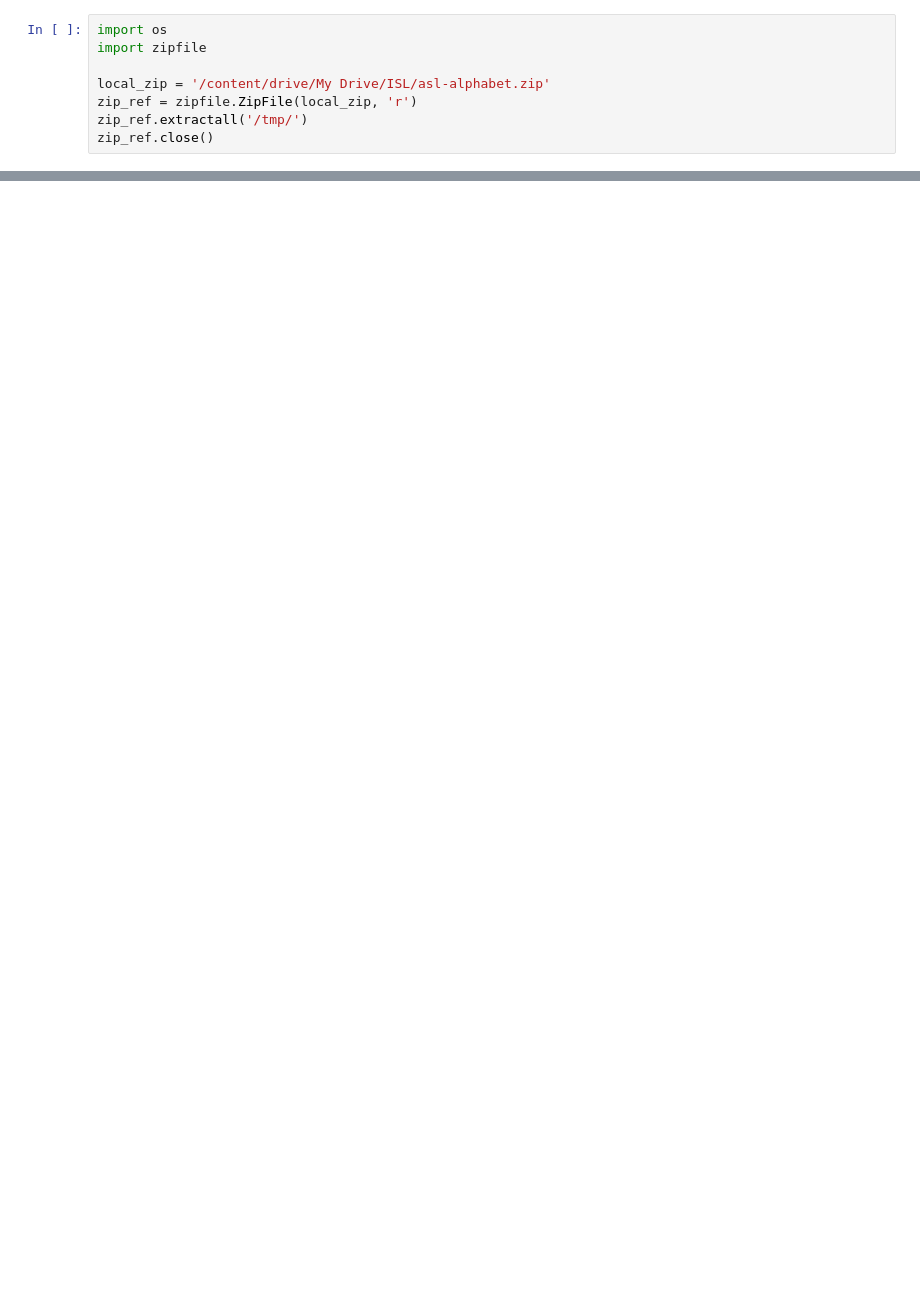
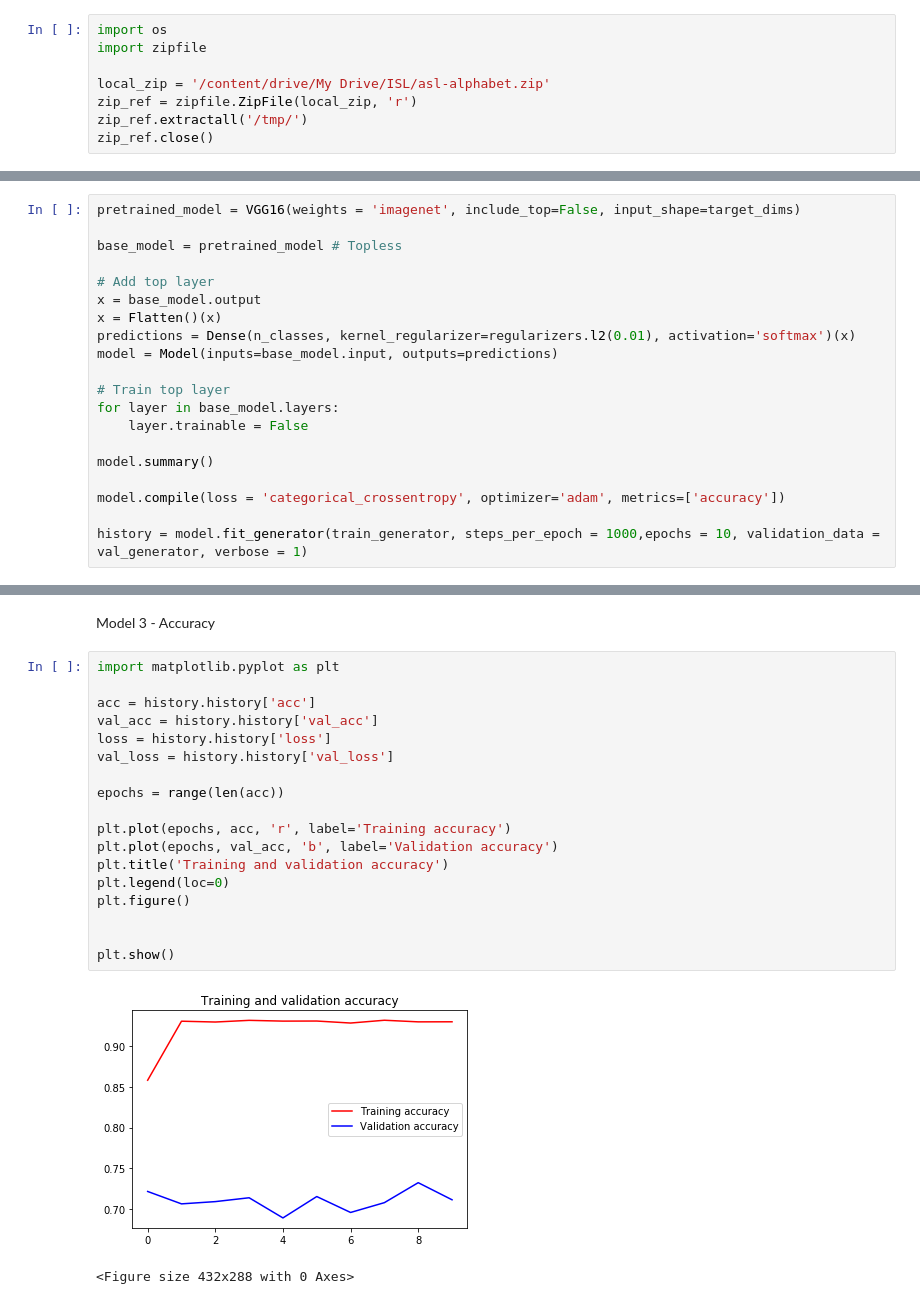
Before and after one commit to bismillahkani/ISL-CV-Team3, a Jupyter notebook: ASL_Deep_Learning.ipynb, the cells around one changed output, grey strips where cells are left out. Cells and saved outputs as stored; diff of their text form; blank space fills up the shorter version.

```diff
--- a/ASL_Deep_Learning.ipynb
+++ b/ASL_Deep_Learning.ipynb
@@ -282,0 +245,20 @@ plt.show()
+# %%
+pretrained_model = VGG16(weights = 'imagenet', include_top=False, input_shape=target_dims)
+
+base_model = pretrained_model # Topless
+
+# Add top layer
+x = base_model.output
+x = Flatten()(x)
+predictions = Dense(n_classes, kernel_regularizer=regularizers.l2(0.01), activation='softmax')(x)
+model = Model(inputs=base_model.input, outputs=predictions)
+
+# Train top layer
+for layer in base_model.layers:
+    layer.trainable = False
+
+model.summary()
+
+model.compile(loss = 'categorical_crossentropy', optimizer='adam', metrics=['accuracy'])
+
+history = model.fit_generator(train_generator, steps_per_epoch = 1000,epochs = 10, validation_data = val_generator, verbose = 1)
@@ -282,0 +283,23 @@ plt.show()
+# %% [markdown]
+Model 3 - Accuracy
+# %%
+import matplotlib.pyplot as plt
+
+acc = history.history['acc']
+val_acc = history.history['val_acc']
+loss = history.history['loss']
+val_loss = history.history['val_loss']
+
+epochs = range(len(acc))
+
+plt.plot(epochs, acc, 'r', label='Training accuracy')
+plt.plot(epochs, val_acc, 'b', label='Validation accuracy')
+plt.title('Training and validation accuracy')
+plt.legend(loc=0)
+plt.figure()
+
+
+plt.show()
+# %% [output]
+[figure, added]
+<Figure size 432x288 with 0 Axes>
```
Also changed, not shown: parts of 36 cells of this notebook.
